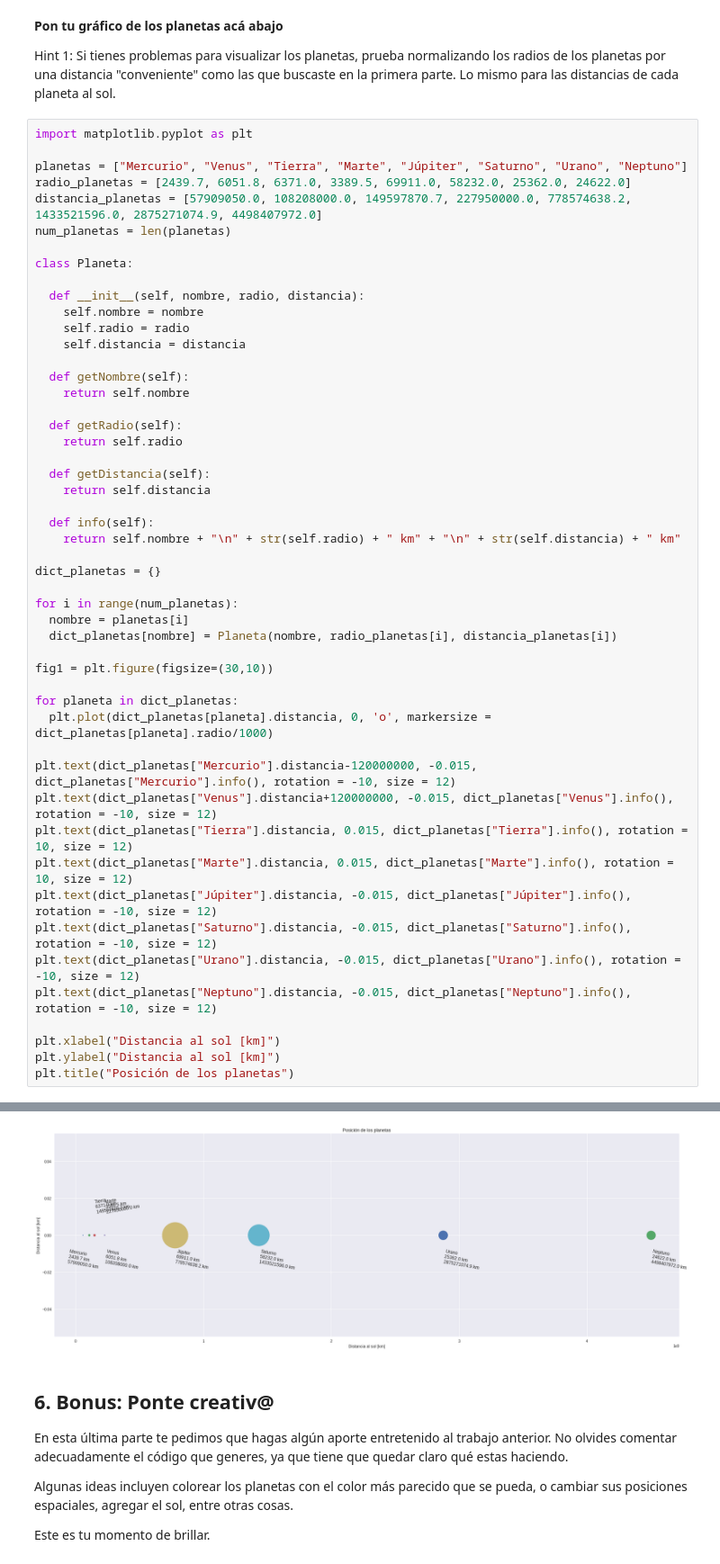
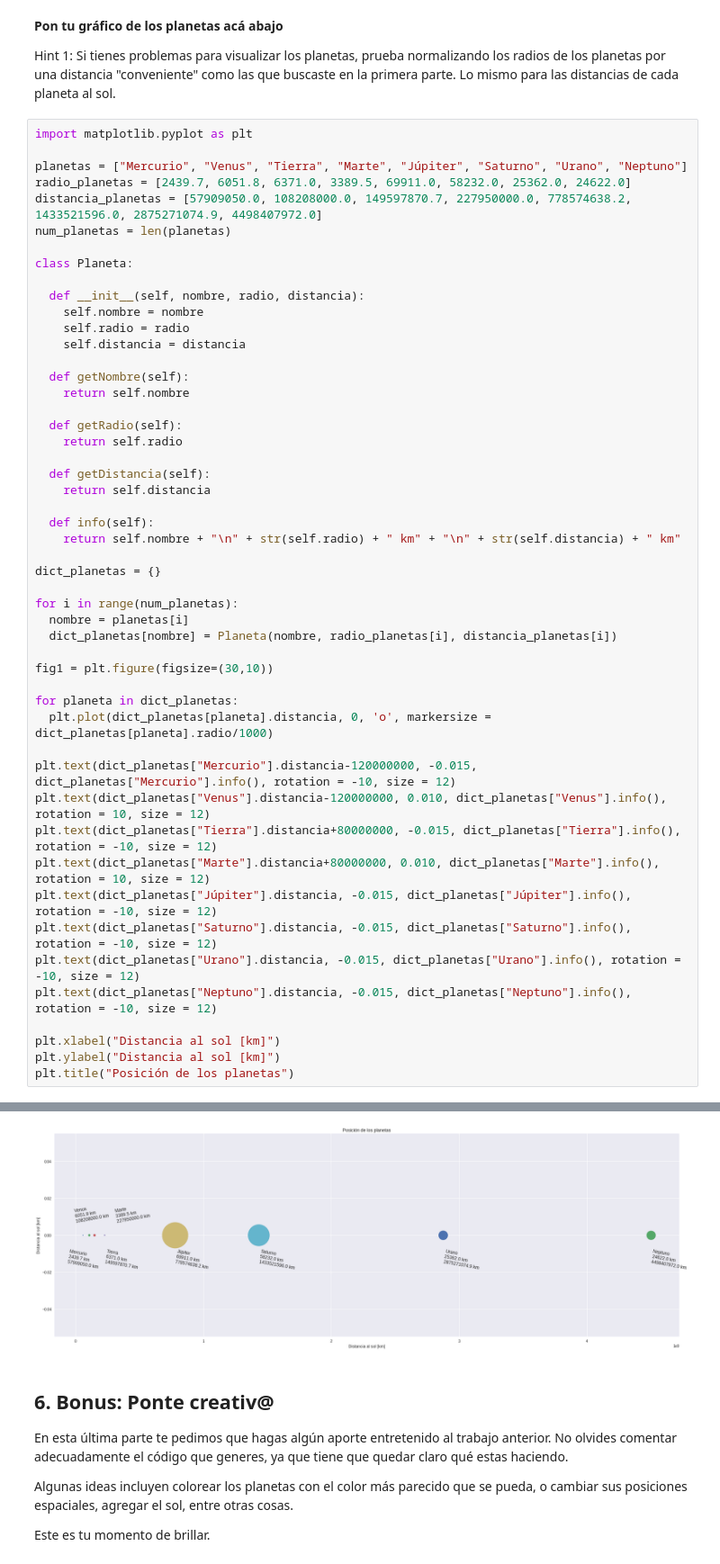
Before and after one commit to dvnielxy/minitarea1, a Jupyter notebook: minitarea1.ipynb, the cells around one changed output, grey strips where cells are left out. Shown: that part at 90% size. Cells and saved outputs as stored; diff of their text form.

```diff
--- a/minitarea1.ipynb
+++ b/minitarea1.ipynb
@@ -156,37 +156,37 @@ class Planeta:
     return self.radio
 
   def getDistancia(self):
     return self.distancia
 
   def info(self):
     return self.nombre + "\n" + str(self.radio) + " km" + "\n" + str(self.distancia) + " km"
 
 dict_planetas = {}
 
 for i in range(num_planetas):
   nombre = planetas[i]
   dict_planetas[nombre] = Planeta(nombre, radio_planetas[i], distancia_planetas[i])
 
 fig1 = plt.figure(figsize=(30,10))
 
 for planeta in dict_planetas:
   plt.plot(dict_planetas[planeta].distancia, 0, 'o', markersize = dict_planetas[planeta].radio/1000)
 
 plt.text(dict_planetas["Mercurio"].distancia-120000000, -0.015, dict_planetas["Mercurio"].info(), rotation = -10, size = 12)
-plt.text(dict_planetas["Venus"].distancia+120000000, -0.015, dict_planetas["Venus"].info(), rotation = -10, size = 12)
-plt.text(dict_planetas["Tierra"].distancia, 0.015, dict_planetas["Tierra"].info(), rotation = 10, size = 12)
-plt.text(dict_planetas["Marte"].distancia, 0.015, dict_planetas["Marte"].info(), rotation = 10, size = 12)
+plt.text(dict_planetas["Venus"].distancia-120000000, 0.010, dict_planetas["Venus"].info(), rotation = 10, size = 12)
+plt.text(dict_planetas["Tierra"].distancia+80000000, -0.015, dict_planetas["Tierra"].info(), rotation = -10, size = 12)
+plt.text(dict_planetas["Marte"].distancia+80000000, 0.010, dict_planetas["Marte"].info(), rotation = 10, size = 12)
 plt.text(dict_planetas["Júpiter"].distancia, -0.015, dict_planetas["Júpiter"].info(), rotation = -10, size = 12)
 plt.text(dict_planetas["Saturno"].distancia, -0.015, dict_planetas["Saturno"].info(), rotation = -10, size = 12)
 plt.text(dict_planetas["Urano"].distancia, -0.015, dict_planetas["Urano"].info(), rotation = -10, size = 12)
 plt.text(dict_planetas["Neptuno"].distancia, -0.015, dict_planetas["Neptuno"].info(), rotation = -10, size = 12)
 
 plt.xlabel("Distancia al sol [km]")
 plt.ylabel("Distancia al sol [km]")
 plt.title("Posición de los planetas")
 # %% [output]
 Text(0.5, 1.0, 'Posición de los planetas')
-[figure, old version]
+[figure, new version]
 # %% [markdown]
 ## 6. Bonus: Ponte creativ@
 En esta última parte te pedimos que hagas algún aporte entretenido al trabajo anterior. No olvides comentar adecuadamente el código que generes, ya que tiene que quedar claro qué estas haciendo.
```
